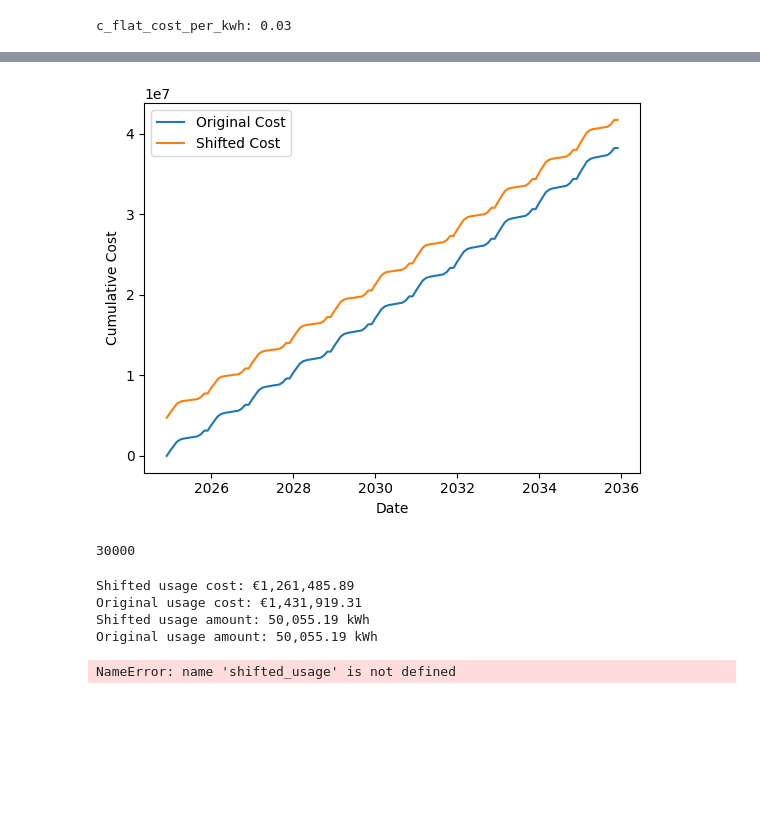
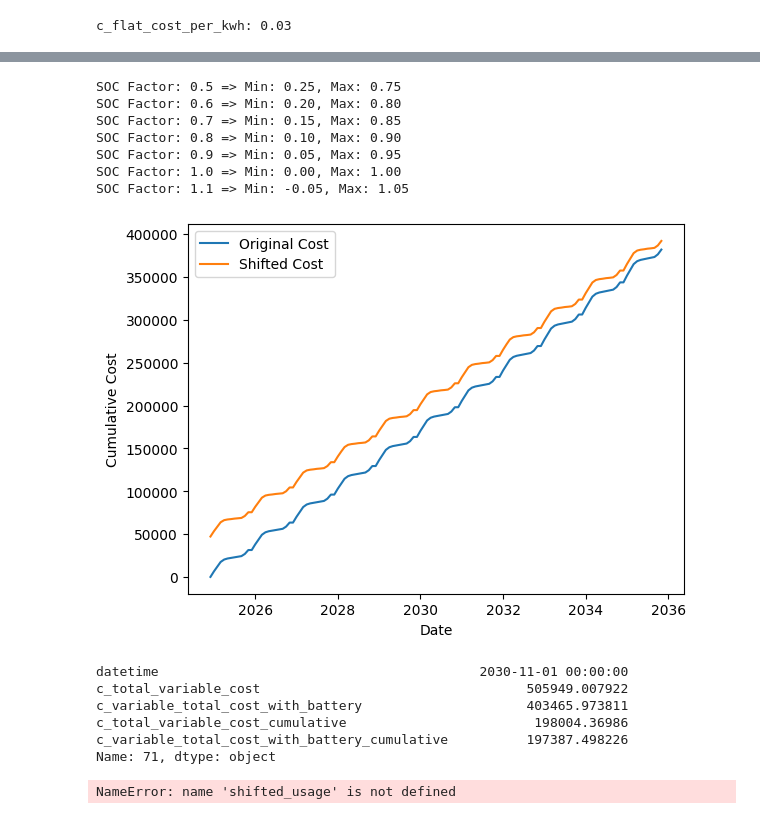
Before and after one commit to NeilSinclair/electricy-model, a Jupyter notebook: optimizer.ipynb, the cells around one changed output, grey strips where cells are left out. Saved outputs shown, nothing was run; the diff lists cells and outputs as text; code cells hidden in the pictures; blank space fills up the shorter version.

```diff
--- a/optimizer.ipynb
+++ b/optimizer.ipynb
@@ -10,25 +7,16 @@ The autoreload extension is already loaded. To reload it, use:
 # %%
-CONFIG = dp.ElectricityConfig.from_yaml("config.yaml")
-
-# df_hourly = dp.process_hourly_energy_profile(start_date="2024-12-01 00:00", end_date="2025-11-30 23:45")
+CONFIG = dp.ElectricityConfig.from_yaml("../config/config.yaml")
 df_hourly = dp.process_heat_energy_profile()
 day_ahead_hourly = dp.process_day_ahead_data(df_hourly)
 
 df_usage_and_price = dp.calculate_usage_and_price(df_hourly, day_ahead_hourly, config=CONFIG)
-hourly_daily_avg = dp.shift_electricity_usage_daily(df_usage_and_price, config=CONFIG)
 
-merged_df = dp.merge_temperature_shift_with_usage(df_usage_and_price, hourly_daily_avg,config=CONFIG)
-
-merged_df = merged_df[merged_df.datetime < '2025-12-01']
+df_usage_and_price = df_usage_and_price[df_usage_and_price.datetime < '2025-12-01']
 # %% [output]
 c_flat_cost_per_kwh: 0.03
 # %%
 optimised_results = po.solve_battery_dispatch_pulp(
-    price=merged_df['c_variable_and_fixed_per_kwh'],
-    demand=merged_df['raw_kwh_usage'],
-    E_MAX=CONFIG.BATTERY_SIZE_KWH,
-    P_MAX=CONFIG.BATTERY_POWER,
-    DT=1,
-    ETA_C=CONFIG.BATTERY_INEFFICIENCY_FACTOR,
-    ETA_D=CONFIG.BATTERY_INEFFICIENCY_FACTOR,
+    price=df_usage_and_price['c_variable_and_fixed_per_kwh'],
+    demand=df_usage_and_price['raw_kwh_usage'],
+    config=CONFIG
     )
@@ -43 +34,3 @@ Optimised cost: €28685.70
+# %%
+df_usage_and_price['c_variable_total_cost_with_battery'] = optimised_results.grid * df_usage_and_price['c_variable_and_fixed_per_kwh'] * (1 + CONFIG.TAX_RATE)
 # %%
@@ -82,33 +76,45 @@ allocated_storage[(allocated_storage["datetime"] < '2025-01-07') & (allocated_st
+# %%
+for i in np.arange(0.5, 1.1, 0.1):
+    min_perc = (1-i)/2
+    max_perc = 1 - min_perc
+    print(f"SOC Factor: {i:.1f} => Min: {min_perc:.2f}, Max: {max_perc:.2f}")
+# %% [output]
+SOC Factor: 0.5 => Min: 0.25, Max: 0.75
+SOC Factor: 0.6 => Min: 0.20, Max: 0.80
+SOC Factor: 0.7 => Min: 0.15, Max: 0.85
+SOC Factor: 0.8 => Min: 0.10, Max: 0.90
+SOC Factor: 0.9 => Min: 0.05, Max: 0.95
+SOC Factor: 1.0 => Min: 0.00, Max: 1.00
+SOC Factor: 1.1 => Min: -0.05, Max: 1.05
 # %%
 import matplotlib.pyplot as plt
-projections = cc.calculate_projections(allocated_storage, config=CONFIG)
-battery_capex = (CONFIG.BATTERY_SIZE_KWH * CONFIG.BATTERY_COST_PER_KWH * (1 + CONFIG.TAX_RATE)) * 100
+projections = cc.calculate_projections(df_usage_and_price, config=CONFIG)
+battery_capex = (CONFIG.BATTERY_SIZE_KWH * CONFIG.BATTERY_COST_PER_KWH * (1 + CONFIG.TAX_RATE))
 
-projections.loc[:, "c_variable_total_cost_with_battery_cumulative"] = projections.loc[:, "c_variable_total_cost_with_battery_cumulative"] + battery_capex + (battery_capex * CONFIG.OPEX_PERCENT_OF_CAPEX)
+projections.loc[:, "c_variable_total_cost_with_battery_cumulative"] = (
+    projections.loc[:, "c_variable_total_cost_with_battery_cumulative"]/100
+    + battery_capex + (battery_capex * CONFIG.OPEX_PERCENT_OF_CAPEX)
+)
+
+projections["c_total_variable_cost_cumulative"] = projections["c_total_variable_cost_cumulative"] / 100
 
 plt.plot(projections["datetime"], projections["c_total_variable_cost_cumulative"], label="Original Cost")
 plt.plot(projections["datetime"], projections["c_variable_total_cost_with_battery_cumulative"], label="Shifted Cost")
 plt.xlabel("Date")
 plt.ylabel("Cumulative Cost")
 plt.legend()
 plt.show()
 # %% [output]
-[figure, old version]
+[figure, new version]
 # %%
-CONFIG.BATTERY_SIZE_KWH * CONFIG.BATTERY_COST_PER_KWH
+projections[projections.c_total_variable_cost_cumulative >= projections.c_variable_total_cost_with_battery_cumulative].iloc[0]
 # %% [output]
-30000
+datetime                                         2030-11-01 00:00:00
+c_total_variable_cost                                  505949.007922
+c_variable_total_cost_with_battery                     403465.973811
+c_total_variable_cost_cumulative                        198004.36986
+c_variable_total_cost_with_battery_cumulative          197387.498226
+Name: 71, dtype: object
-# %%
-print(f'Shifted usage cost: €{shifted_usage["c_total_variable_shifted_cost"].sum():,.2f}')
-print(f'Original usage cost: €{shifted_usage["c_total_variable_cost"].sum():,.2f}')
-
-print(f'Shifted usage amount: {shifted_usage["shifted_usage_kwh"].sum():,.2f} kWh')
-print(f'Original usage amount: {shifted_usage["scaled_kwh_usage"].sum():,.2f} kWh')
-# %% [output]
-Shifted usage cost: €1,261,485.89
-Original usage cost: €1,431,919.31
-Shifted usage amount: 50,055.19 kWh
-Original usage amount: 50,055.19 kWh
 # %%
 import pandas as pd
 import numpy as np
```
Also changed, not shown: parts of 8 cells of this notebook, 13 other files.
